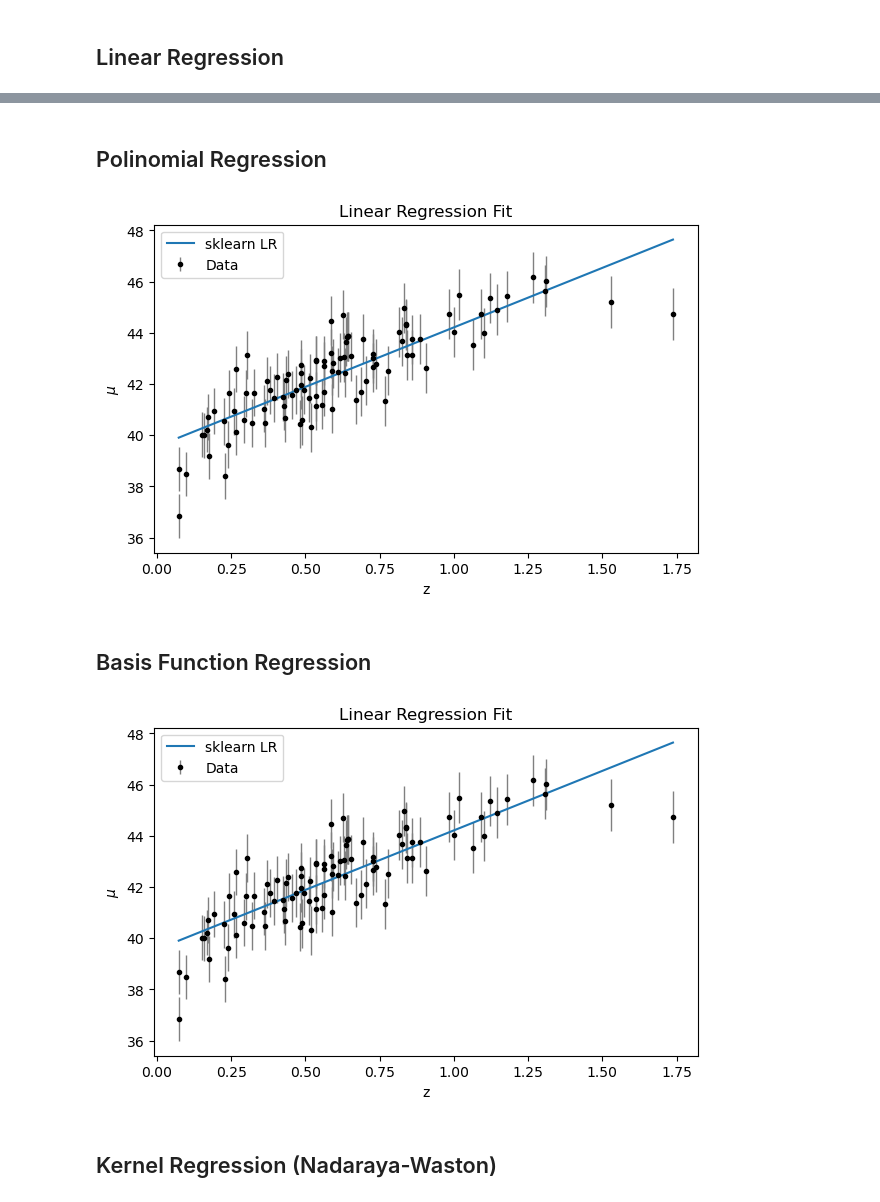
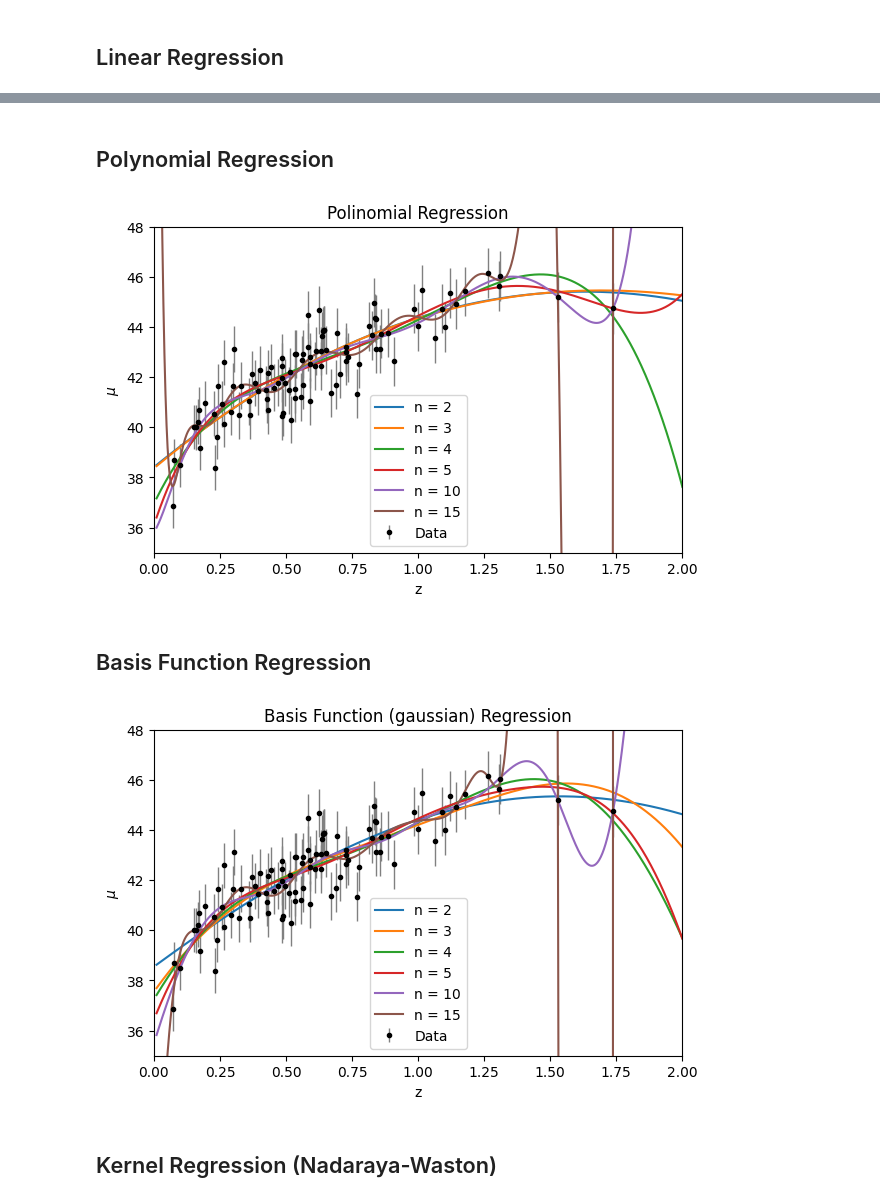
Before and after one commit to RoccoGiugni/ASML-24-25, a Jupyter notebook: L17/L17.ipynb, the cells around one changed output, grey strips where cells are left out. Cells and saved outputs as stored; diff of their text form; code cells hidden in the pictures.

```diff
--- a/L17/L17.ipynb
+++ b/L17/L17.ipynb
@@ -61,8 +91,8 @@ X = X[:, None]
 y = mu_sample.copy()
 dy = dmu.copy()
 
-z_range = [0, 2] # [z_sample.min(), z_sample.max()]
-X_pred = np.linspace(z_range[0], z_range[1])[:, None]
+z_range = [0.01, 2] # [z_sample.min(), z_sample.max()]
+X_pred = np.linspace(z_range[0], z_range[1], 1000)[:, None]
 # %% [markdown]
 ## Linear Regression
 # %%
@@ -76,13 +106,14 @@ y_pred = lr.predict(X_pred)
 
 ax.plot(X_pred, y_pred, label='sklearn')
 
-#lr = LinearRegression()
+lr = LinearRegression()
 lr.fit(X, y, dy)
 y_pred = lr.predict(X_pred)
 
-#ax.plot(X_pred, y_pred, label='astroML')
+ax.plot(X_pred, y_pred, label='astroML')
 
 ax.set_xlim(0, 2)
+ax.set_ylim(35, 48)
 
 ax.set_title('Linear Regression')
 ax.set_xlabel('z')
@@ -93,48 +124,54 @@ ax.legend();
 # %% [markdown]
-## Polinomial Regression
+## Polynomial Regression
 # %%
 fig, ax = plt.subplots(1, 1, figsize=(6, 4), sharey=True, layout='constrained')
 
 ax.errorbar(z_sample, mu_sample, dmu, fmt='.k', ecolor='gray', lw=1, label='Data')
 
-degree = [2, 3, 4, 5, 10, 15]
+degree = [2, 3, 4, 5, 10, 15] # degree of the polynomials
 
 for n in degree:
-    pr = PolinomialRegression(n)
+    pr = PolynomialRegression(n)
     pr.fit(X, y, dy)
     y_pred = pr.predict(X_pred)
     ax.plot(X_pred, y_pred, label=f'n = {n}')
 
+ax.set_xlim(0, 2)
+ax.set_ylim(35, 48)
+
 ax.set_title('Polinomial Regression')
 ax.set_xlabel('z')
 ax.set_ylabel(r'$\mu$')
-ax.legend();
+ax.legend('lower right');
 # %% [output]
-[figure, old version]
+[figure, new version]
 # %% [markdown]
 ## Basis Function Regression
 # %%
 fig, ax = plt.subplots(1, 1, figsize=(6, 4), layout='constrained')
 
 ax.errorbar(z_sample, mu_sample, dmu, fmt='.k', ecolor='gray', lw=1, label='Data')
 
-gaussian = [2, 3, 4, 5, 10, 15]
+gaussian = [2, 3, 4, 5, 10, 15] # number of gaussians
 
 for n in gaussian:
-    m = np.linspace(z_range[0], z_range[1], n)
+    m = np.linspace(z_range[0], z_range[1], n)[:, None]
     s = m[1] - m[0]
 
     bfr = BasisFunctionRegression('gaussian', mu=m, sigma=s)
     bfr.fit(X, y, dy)
     y_pred = bfr.predict(X_pred)
     ax.plot(X_pred, y_pred, label=f'n = {n}')
 
+ax.set_xlim(0, 2)
+ax.set_ylim(35, 48)
+
 ax.set_title('Basis Function (gaussian) Regression')
 ax.set_xlabel('z')
 ax.set_ylabel(r'$\mu$')
-ax.legend();
+ax.legend('lower right');
 # %% [output]
-[figure, old version]
+[figure, new version]
 # %% [markdown]
 ## Kernel Regression (Nadaraya-Waston)
 # %%
```
Also changed, not shown: parts of 31 cells of this notebook.
